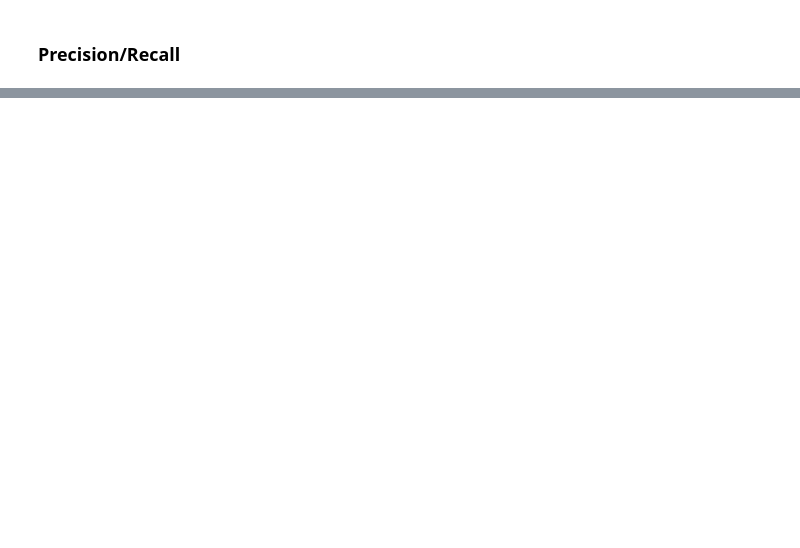
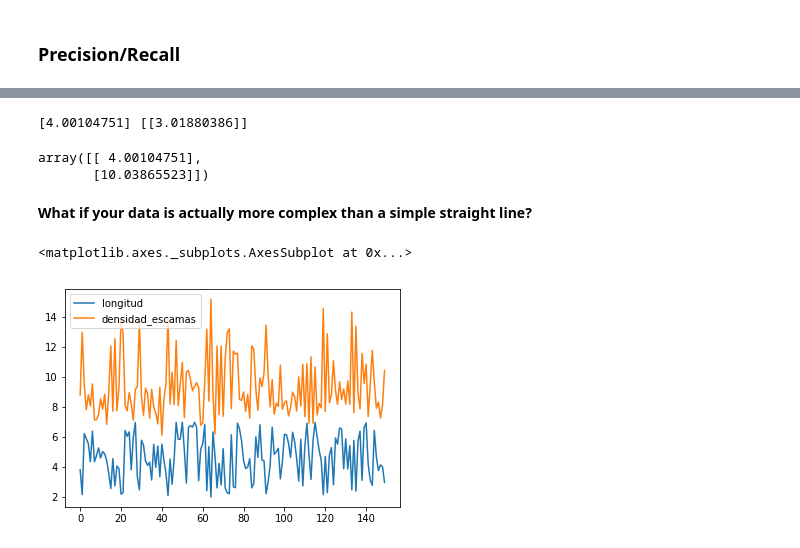
Before and after one commit to sivico26/ML-biocomp, a Jupyter notebook: notebooks/lectures/lect2-training-models.ipynb, the cells around one changed output, grey strips where cells are left out. Drawn from its saved outputs; the diff is of its cells as text; code cells hidden in the pictures; blank space fills up the shorter version.

```diff
--- a/notebooks/lectures/lect2-training-models.ipynb
+++ b/notebooks/lectures/lect2-training-models.ipynb
@@ -123,0 +212,22 @@ array([0.8975 , 0.9022 , 0.90415])
+# %%
+from sklearn.linear_model import LinearRegression
+
+lin_reg = LinearRegression()
+lin_reg.fit(X, y)
+
+print(lin_reg.intercept_, lin_reg.coef_)
+lin_reg.predict(X_new)
+# %% [output]
+[4.00104751] [[3.01880386]]
+array([[ 4.00104751],
+       [10.03865523]])
+# %% [markdown]
+**What if your data is actually more complex than a simple straight line?**
+# %%
+import pandas as pd
+
+df = pd.read_csv('https://raw.githubusercontent.com/shpotes/ML-biocomp/master/notebooks/lectures/data/trilotropicos.csv')
+df.plot()
+# %% [output]
+<matplotlib.axes._subplots.AxesSubplot at 0x...>
+[figure, added]
```
Also changed, not shown: parts of 43 cells of this notebook, 3 other files.
